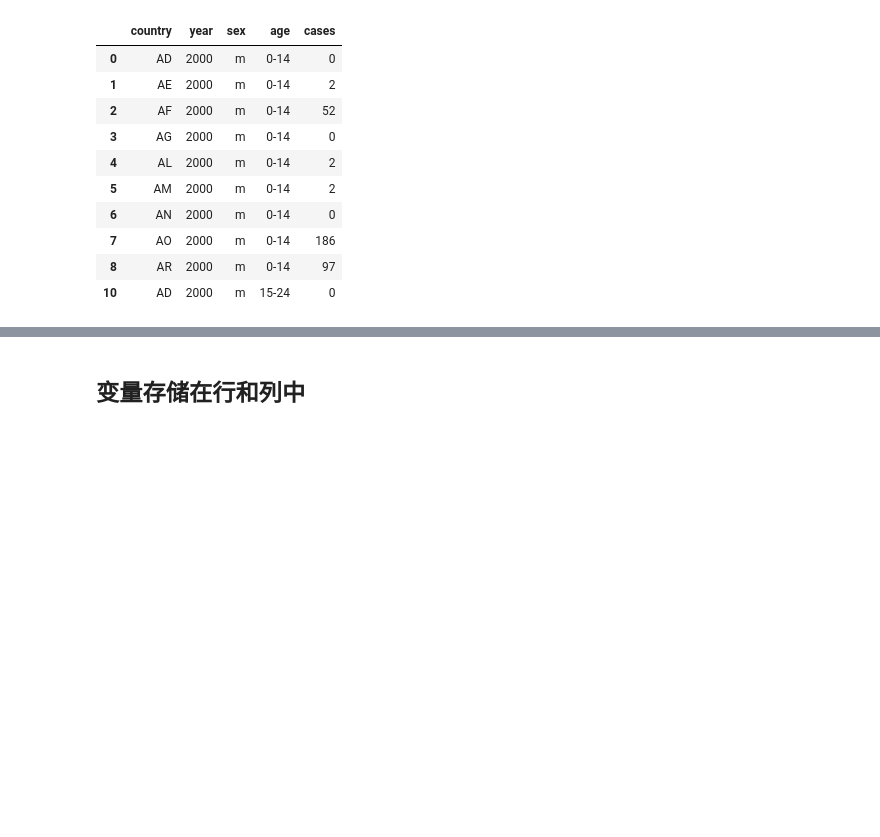
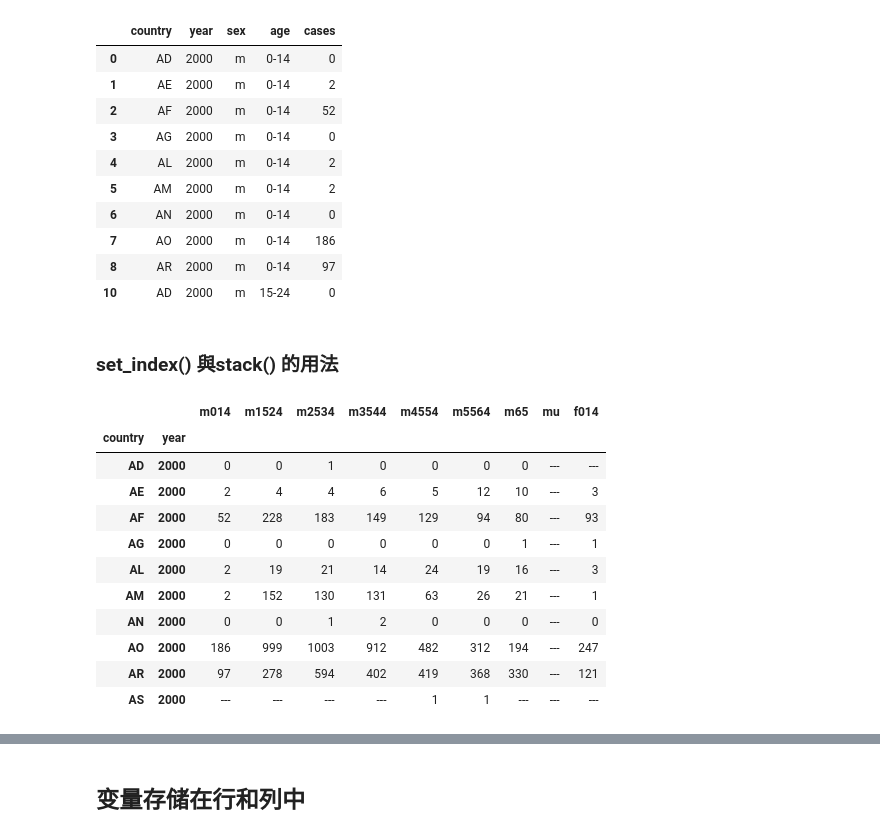
Before and after one commit to allenyllee/ML_exercise, a Jupyter notebook: Data_cleaning/欄名稱轉成變量值.ipynb, the cells around one changed output, grey strips where cells are left out. Drawn from its saved outputs; the diff is of its cells as text; code cells hidden in the pictures; blank space fills up the shorter version.

```diff
--- a/Data_cleaning/欄名稱轉成變量值.ipynb
+++ b/Data_cleaning/欄名稱轉成變量值.ipynb
@@ -150,3 +150,22 @@ df.head(10)
 | 7 | AO | 2000 | m | 0-14 | 186 |
 | 8 | AR | 2000 | m | 0-14 | 97 |
 | 10 | AD | 2000 | m | 15-24 | 0 |
+# %% [markdown]
+### set_index() 與stack() 的用法
+# %%
+df2 = df.set_index(['country', 'year'])
+# %%
+df2.head(10)
+# %% [output]
+|  |  | m014 | m1524 | m2534 | m3544 | m4554 | m5564 | m65 | mu | f014 |
+| country | year |  |  |  |  |  |  |  |  |  |
+| AD | 2000 | 0 | 0 | 1 | 0 | 0 | 0 | 0 | --- | --- |
+| AE | 2000 | 2 | 4 | 4 | 6 | 5 | 12 | 10 | --- | 3 |
+| AF | 2000 | 52 | 228 | 183 | 149 | 129 | 94 | 80 | --- | 93 |
+| AG | 2000 | 0 | 0 | 0 | 0 | 0 | 0 | 1 | --- | 1 |
+| AL | 2000 | 2 | 19 | 21 | 14 | 24 | 19 | 16 | --- | 3 |
+| AM | 2000 | 2 | 152 | 130 | 131 | 63 | 26 | 21 | --- | 1 |
+| AN | 2000 | 0 | 0 | 1 | 2 | 0 | 0 | 0 | --- | 0 |
+| AO | 2000 | 186 | 999 | 1003 | 912 | 482 | 312 | 194 | --- | 247 |
+| AR | 2000 | 97 | 278 | 594 | 402 | 419 | 368 | 330 | --- | 121 |
+| AS | 2000 | --- | --- | --- | --- | 1 | 1 | --- | --- | --- |
```
Also changed, not shown: parts of 18 cells of this notebook, 1 other file.
